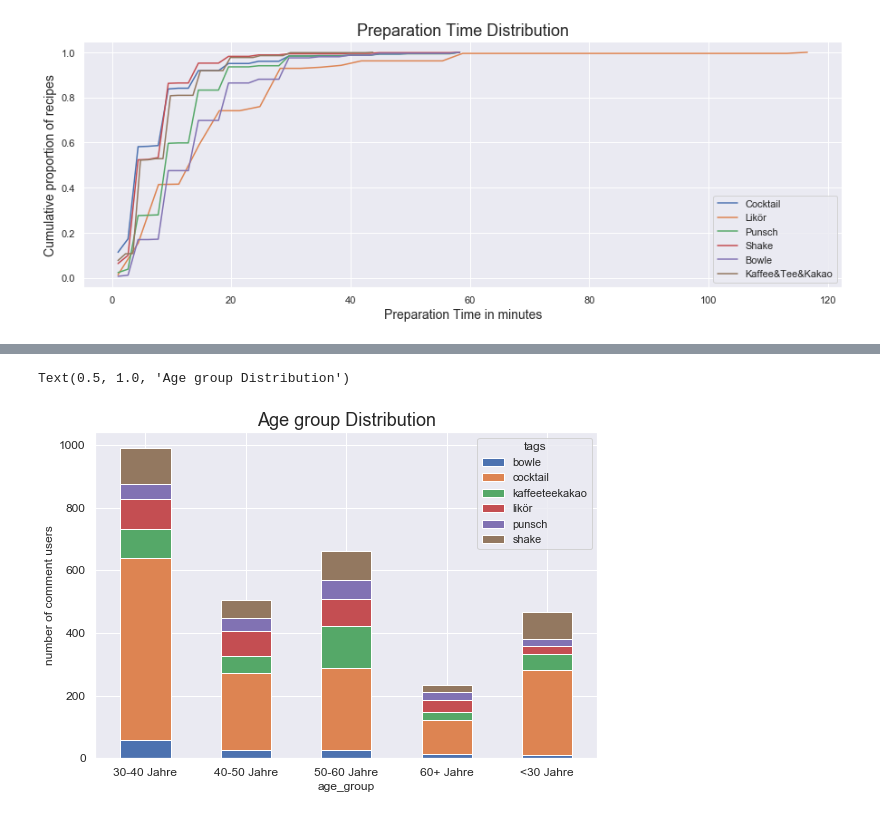
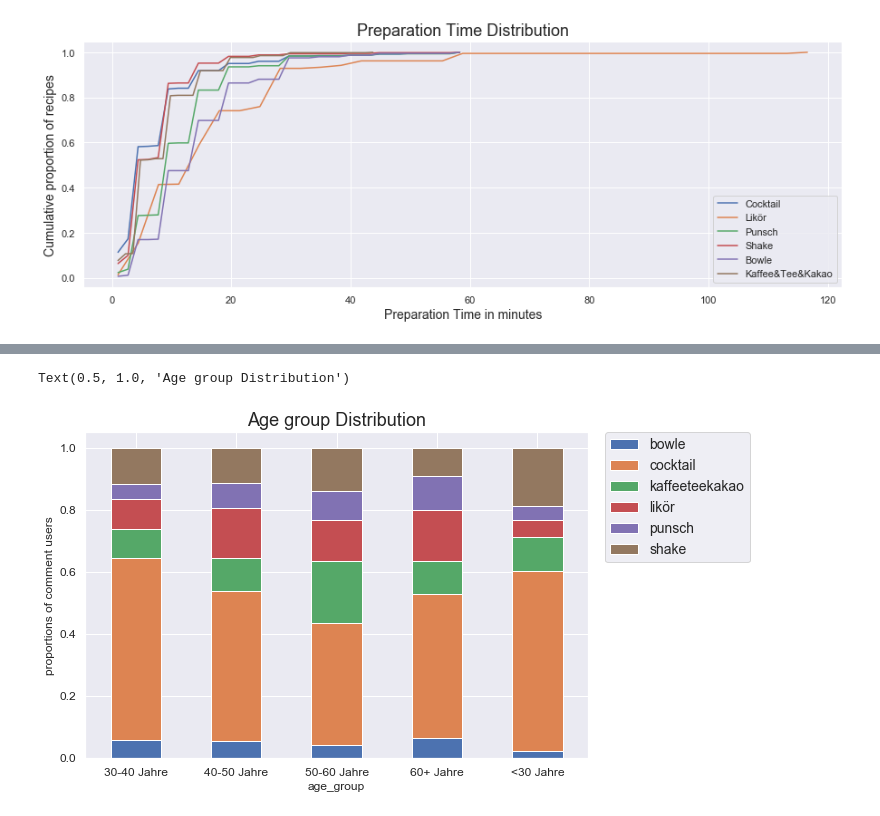
Before and after one commit to sunwen0120/Pratikum, a Jupyter notebook: wen_sun/Getränke analyse/Getränke.ipynb, the cells around one changed output, grey strips where cells are left out. Cells and saved outputs as stored; diff of their text form; code cells hidden in the pictures.

```diff
--- a/wen_sun/Getränke analyse/Getränke.ipynb
+++ b/wen_sun/Getränke analyse/Getränke.ipynb
@@ -194 +195,10 @@ plt.show()
 [figure]
+# %%
+plt.figure(figsize=(8, 5))
+sns.set()
+sns.kdeplot(df_avg['avg_score'], shade=True)
+plt.title('Recipe Rating Distribution', fontsize=18)
+# plt.xlim(-0.5,5.5,0.8)
+plt.ylabel('Normalized Frequency of recipes',fontsize=14)
+plt.xlabel('average score',fontsize=14)
+plt.show()
@@ -326,5 +338,6 @@ df_com2 = sub_cat_in_com(data_com['tags'])
 
 df_com_new = df_com.merge(df_com2, on='recipe_id', how='left')
 df_com_new = df_com_new.set_index(["recipe_id"])
+df_com_new = df_com_new.drop(0, 1)
 df_com_new
 # %% [output]
@@ -461,5 +609,7 @@ df_age
 df_age = df_age.groupby('tags').filter(lambda x: len(x) > 50)
 group_age = df_age.groupby(['age_group','tags']).count()
 group_age = group_age['rating']
+group_age = pd.DataFrame(group_age)
+
 group_age
 # %% [output]
@@ -487,0 +634,25 @@ Name: rating, dtype: int64
+# %%
+df_Age_1 = group_age.iloc[0:6]
+df_Age_1['sum'] = 991
+df_Age_1['scaled'] = df_Age_1.apply(lambda x: x['rating'] / x['sum'], axis=1)
+
+df_Age_2 = group_age.iloc[6:12]
+df_Age_2['sum'] = 506
+df_Age_2['scaled'] = df_Age_2.apply(lambda x: x['rating'] / x['sum'], axis=1)
+
+df_Age_3 = group_age.iloc[12:18]
+df_Age_3['sum'] = 662
+df_Age_3['scaled'] = df_Age_3.apply(lambda x: x['rating'] / x['sum'], axis=1)
+
+df_Age_4 = group_age.iloc[18:24]
+df_Age_4['sum'] = 233
+df_Age_4['scaled'] = df_Age_4.apply(lambda x: x['rating'] / x['sum'], axis=1)
+
+df_Age_5 = group_age.iloc[24:30]
+df_Age_5['sum'] = 468
+df_Age_5['scaled'] = df_Age_5.apply(lambda x: x['rating'] / x['sum'], axis=1)
+
+frames_A = [df_Age_1,df_Age_2,df_Age_3,df_Age_4,df_Age_5]
+df_group_age_scaled = pd.concat(frames_A)
+df_group_age_scaled = df_group_age_scaled['scaled']
+df_group_age_scaled
@@ -488,11 +694,12 @@ Name: rating, dtype: int64
 # %%
 # group_age.unstack().plot(kind='bar')
-group_age.unstack().plot(kind='bar', stacked=True,figsize=(9,6),rot=0, fontsize = 12)
-plt.ylabel('number of comment users')
+df_group_age_scaled.unstack().plot(kind='bar', stacked=True,figsize=(9,6),rot=0, fontsize = 12)
+plt.ylabel('proportions of comment users')
+plt.legend(fontsize=14,bbox_to_anchor=(1.02,0.8),loc='center left')
 plt.title('Age group Distribution',fontsize=18)
 # %% [output]
 Text(0.5, 1.0, 'Age group Distribution')
-[figure, old version]
+[figure, new version]
 # %%
 # reference: https://stackoverflow.com/questions/11927715/how-to-give-a-pandas-matplotlib-bar-graph-custom-colors
 # %%
```
Also changed, not shown: parts of 14 cells of this notebook, 8 other files.
